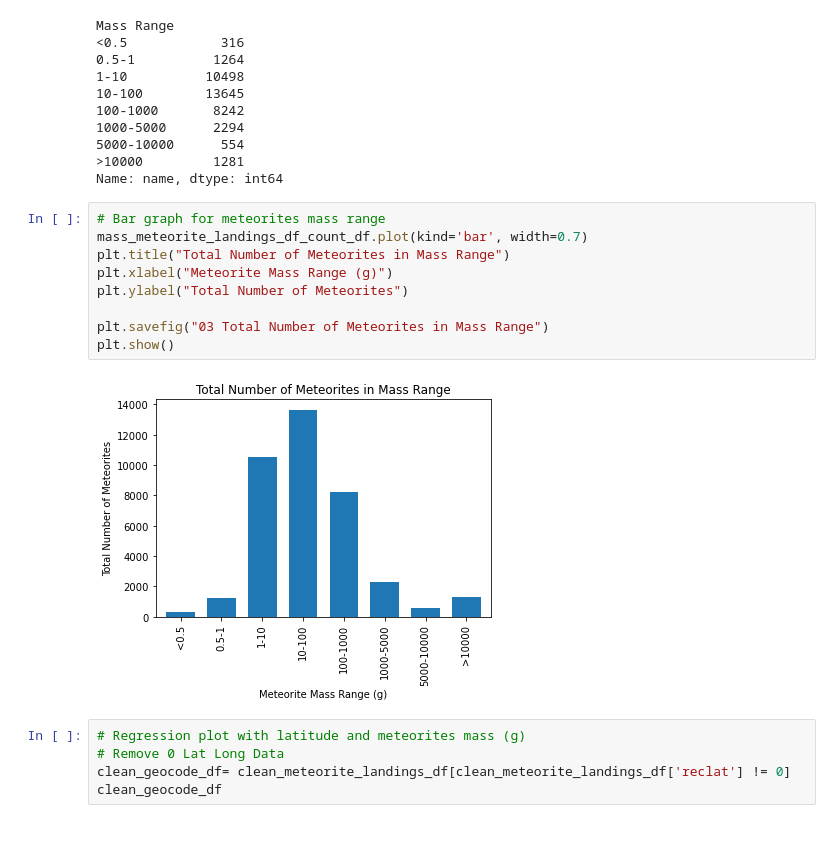
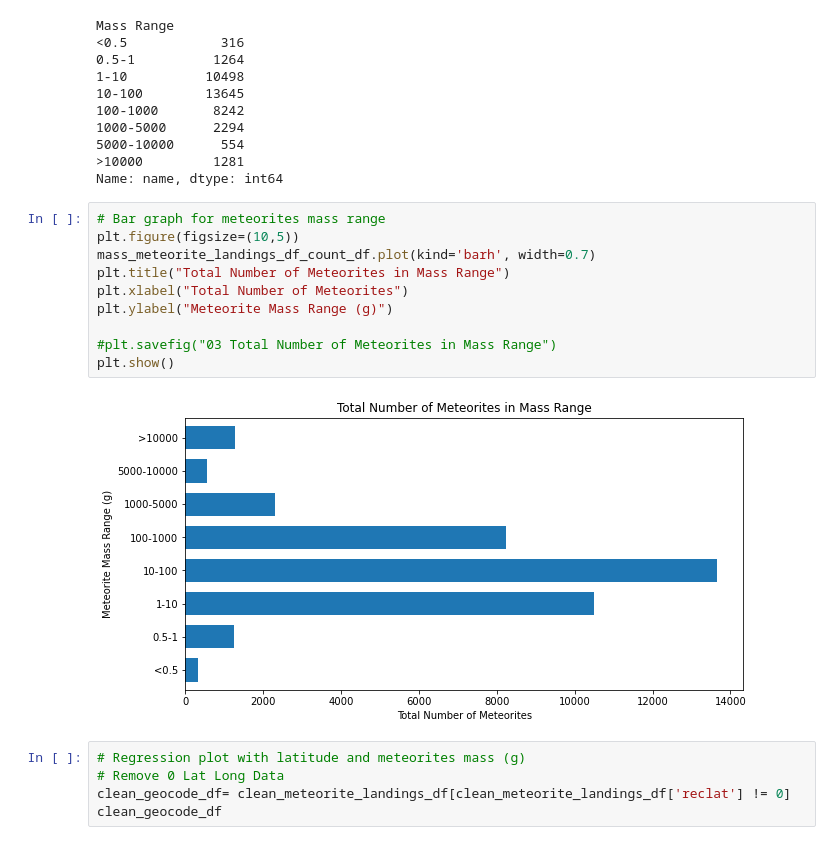
Before and after one commit to jessyoder/Project-1-Meteorites, a Jupyter notebook: Nasa_Meteorite_Data_Graphs.ipynb, the cells around one changed output. Drawn from its saved outputs; the diff is of its cells as text.

```diff
--- a/Nasa_Meteorite_Data_Graphs.ipynb
+++ b/Nasa_Meteorite_Data_Graphs.ipynb
@@ -340,15 +392,16 @@ Mass Range
 Name: name, dtype: int64
 # %%
 # Bar graph for meteorites mass range
-mass_meteorite_landings_df_count_df.plot(kind='bar', width=0.7)
+plt.figure(figsize=(10,5))
+mass_meteorite_landings_df_count_df.plot(kind='barh', width=0.7)
 plt.title("Total Number of Meteorites in Mass Range")
-plt.xlabel("Meteorite Mass Range (g)")
-plt.ylabel("Total Number of Meteorites")
+plt.xlabel("Total Number of Meteorites")
+plt.ylabel("Meteorite Mass Range (g)")
 
-plt.savefig("03 Total Number of Meteorites in Mass Range")
+#plt.savefig("03 Total Number of Meteorites in Mass Range")
 plt.show()
 # %% [output]
-[figure, old version]
+[figure, new version]
 # %%
 # Regression plot with latitude and meteorites mass (g)
 # Remove 0 Lat Long Data
```
Also changed, not shown: parts of 13 cells of this notebook, 12 other files.
